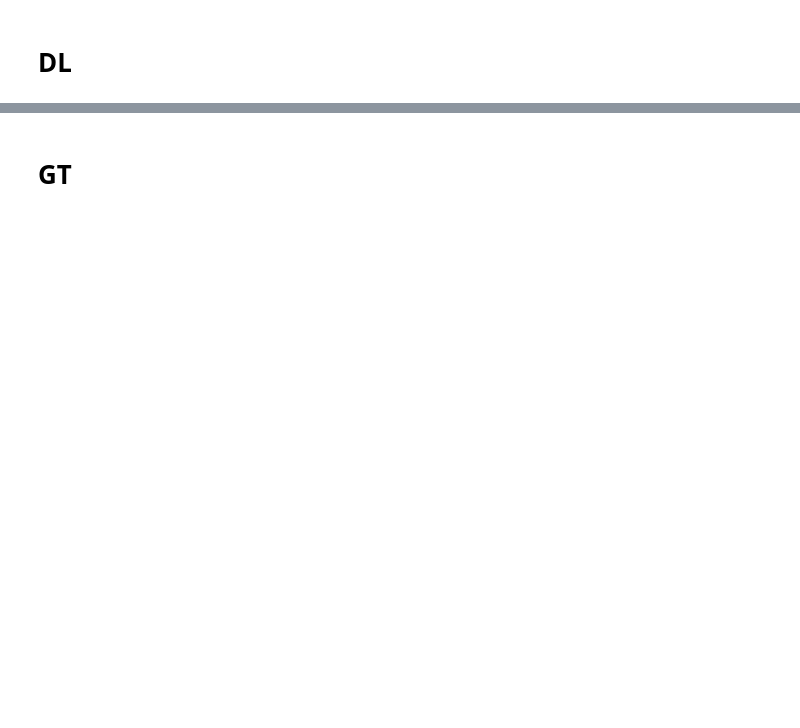
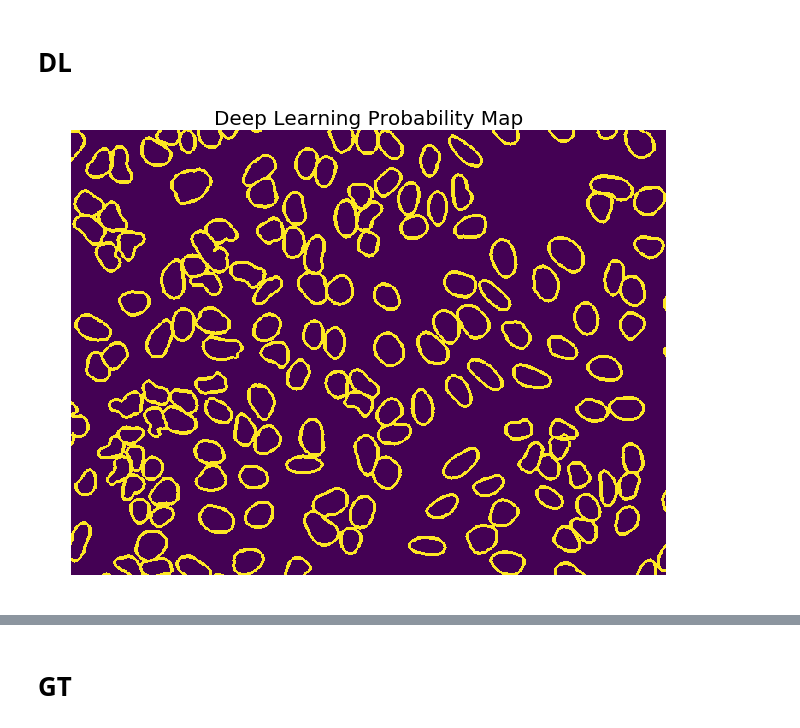
Before and after one commit to jr0th/segmentation, a Jupyter notebook: visualization/vis_benchmark_hand.ipynb, the cells around one changed output, grey strips where cells are left out. Saved outputs shown, nothing was run; the diff lists cells and outputs as text; code cells hidden in the pictures; blank space fills up the shorter version.

```diff
--- a/visualization/vis_benchmark_hand.ipynb
+++ b/visualization/vis_benchmark_hand.ipynb
@@ -60,3 +64,13 @@ plt.savefig('vis_benchmark_hand_dl_probmap.eps')
 # %% [markdown]
 # DL
+# %%
+contour = helper.metrics.probmap_to_contour(pred)
+plt.figure(figsize=(10,7))
+plt.imshow(contour)
+plt.axis('off')
+plt.title('Deep Learning Probability Map', fontsize=20)
+plt.tight_layout()
+plt.savefig('vis_benchmark_hand_dl_probmap.eps')
+# %% [output]
+[figure, added]
 # %%
```
Also changed, not shown: parts of 8 cells of this notebook, 4 other files.
